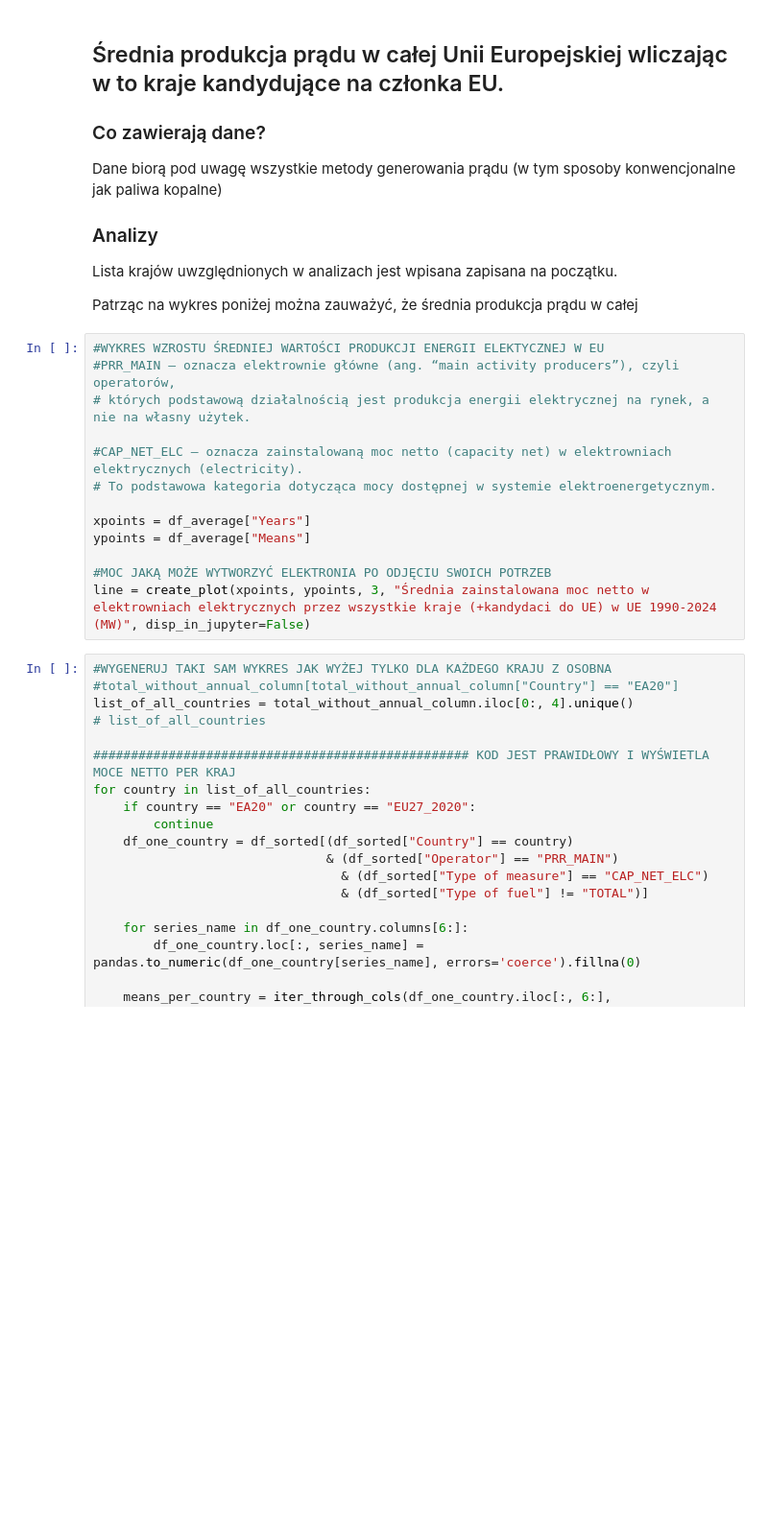
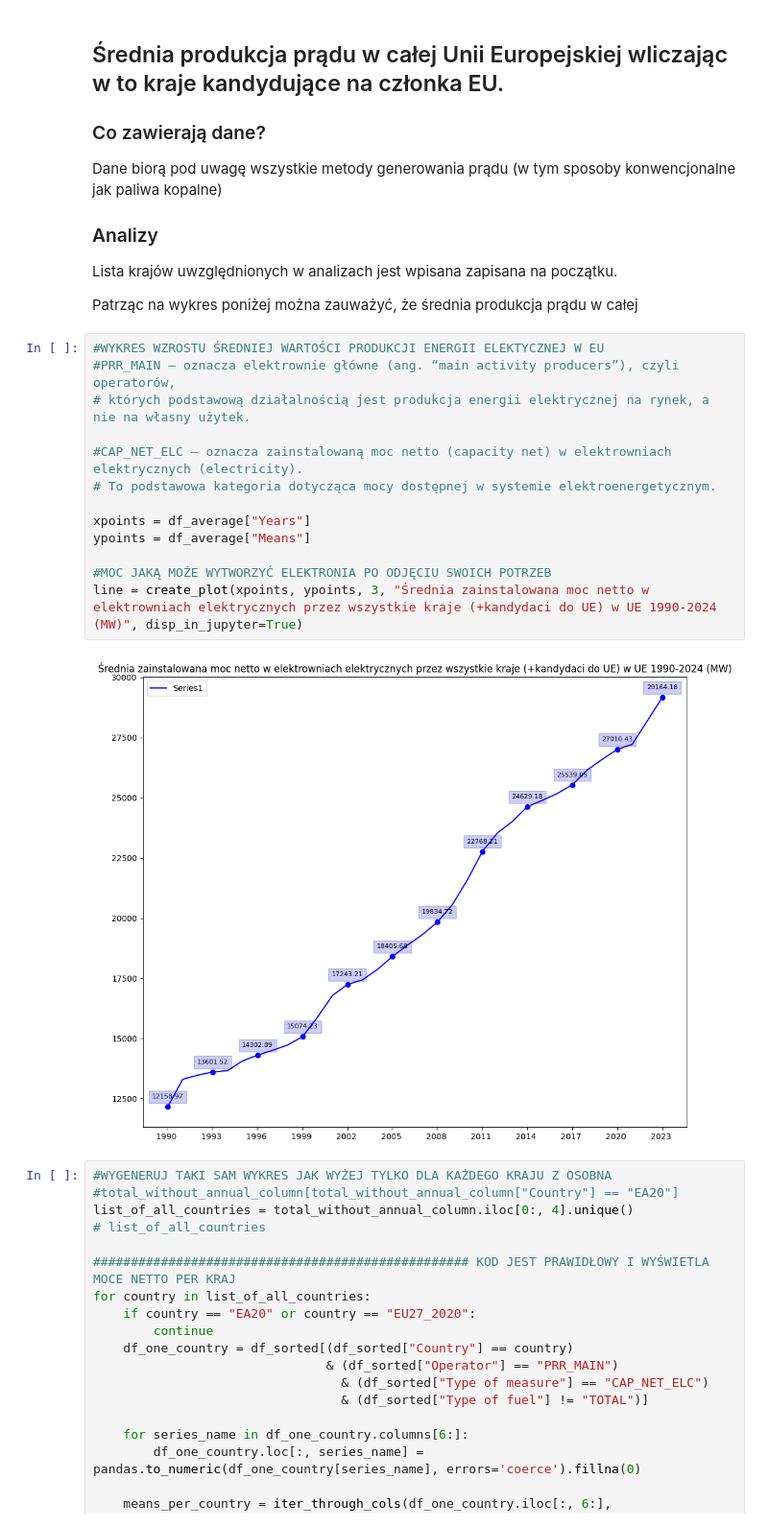
Before and after one commit to tismiracle/Share-of-energy-from-renewable-sources--nrg_ind_share-, a Jupyter notebook: notebook.ipynb, the cells around one changed output. Shown at 96% size. Cells and saved outputs as stored; diff of their text form; blank space fills up the shorter version.

```diff
--- a/notebook.ipynb
+++ b/notebook.ipynb
@@ -407,16 +408,18 @@ Patrząc na wykres poniżej można zauważyć, że średnia produkcja prądu w c
 # %%
 #WYKRES WZROSTU ŚREDNIEJ WARTOŚCI PRODUKCJI ENERGII ELEKTYCZNEJ W EU
 #PRR_MAIN — oznacza elektrownie główne (ang. “main activity producers”), czyli operatorów,
 # których podstawową działalnością jest produkcja energii elektrycznej na rynek, a nie na własny użytek.
 
 #CAP_NET_ELC – oznacza zainstalowaną moc netto (capacity net) w elektrowniach elektrycznych (electricity).
 # To podstawowa kategoria dotycząca mocy dostępnej w systemie elektroenergetycznym.
 
 xpoints = df_average["Years"]
 ypoints = df_average["Means"]
 
 #MOC JAKĄ MOŻE WYTWORZYĆ ELEKTRONIA PO ODJĘCIU SWOICH POTRZEB
-line = create_plot(xpoints, ypoints, 3, "Średnia zainstalowana moc netto w elektrowniach elektrycznych przez wszystkie kraje (+kandydaci do UE) w UE 1990-2024 (MW)", disp_in_jupyter=False)
+line = create_plot(xpoints, ypoints, 3, "Średnia zainstalowana moc netto w elektrowniach elektrycznych przez wszystkie kraje (+kandydaci do UE) w UE 1990-2024 (MW)", disp_in_jupyter=True)
+# %% [output]
+[figure, added]
 # %%
 #WYGENERUJ TAKI SAM WYKRES JAK WYŻEJ TYLKO DLA KAŻDEGO KRAJU Z OSOBNA
 #total_without_annual_column[total_without_annual_column["Country"] == "EA20"]
```
Also changed, not shown: parts of 4 cells of this notebook.
